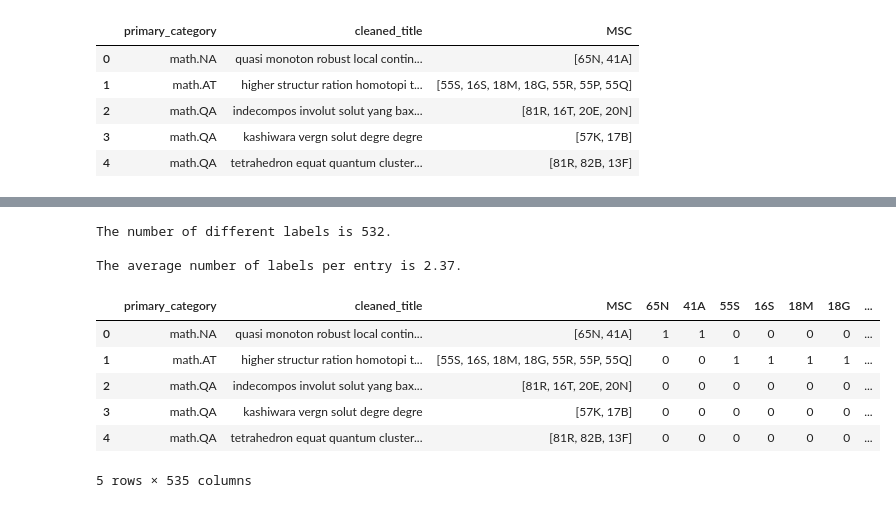
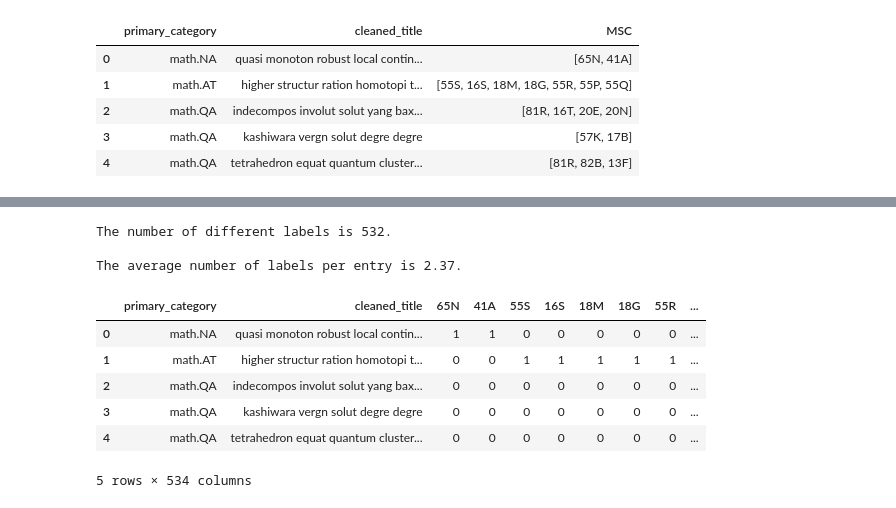
Before and after one commit to FilomKhash/Math-Preprint-Classifier, a Jupyter notebook: Models.ipynb, the cells around one changed output, grey strips where cells are left out. Drawn from its saved outputs; the diff is of its cells as text; code cells hidden in the pictures.

```diff
--- a/Models.ipynb
+++ b/Models.ipynb
@@ -41,43 +73,54 @@ The labels (MSC classes) should be encoded.
 dict_MSC={}
 num_labels=[]
 total_num_labels=0
+
+#To recored the number of occurences of each word.
+dict_words={}
 
 for row in range(data.shape[0]):
     classes=data['MSC'][row]
     temp=len(classes)
     num_labels+=[temp]
     total_num_labels+=temp
     for MSC in classes:
         if MSC in dict_MSC.keys():
             dict_MSC[MSC]+=1
         else:
             dict_MSC[MSC]=1
 
 print(f'The number of different labels is {len(dict_MSC)}.\n')
 print(f'The average number of labels per entry is {round(total_num_labels/data.shape[0],2)}.')
 
 
 data=pd.concat((data,pd.DataFrame(data=0,index=np.arange(data.shape[0]),
                              columns=list(dict_MSC.keys()))),
                             axis=1)
 
 for row in range(data.shape[0]):
+
+    words=data['cleaned_title'][row].split(' ')      #The titles are cleaned, no consecutive spaces.
+    for word in words:
+        if word in dict_words.keys():
+            dict_words[word]+=1
+        else:
+            dict_words[word]=1
+
     classes=data['MSC'][row]
     for MSC in classes:
         data.at[row,MSC]=1
 
-data.drop(columns=['MSC'])
+data.drop(columns=['MSC'],inplace=True)
 
 data.head()
 # %% [output]
 The number of different labels is 532.
 
 The average number of labels per entry is 2.37.
-|  | primary_category | cleaned_title | MSC | 65N | 41A | 55S | 16S | 18M | 18G | ... |
-| 0 | math.NA | quasi monoton robust local contin... | [65N, 41A] | 1 | 1 | 0 | 0 | 0 | 0 | ... |
-| 1 | math.AT | higher structur ration homotopi t... | [55S, 16S, 18M, 18G, 55R, 55P, 55Q] | 0 | 0 | 1 | 1 | 1 | 1 | ... |
-| 2 | math.QA | indecompos involut solut yang bax... | [81R, 16T, 20E, 20N] | 0 | 0 | 0 | 0 | 0 | 0 | ... |
-| 3 | math.QA | kashiwara vergn solut degre degre | [57K, 17B] | 0 | 0 | 0 | 0 | 0 | 0 | ... |
-| 4 | math.QA | tetrahedron equat quantum cluster... | [81R, 82B, 13F] | 0 | 0 | 0 | 0 | 0 | 0 | ... |
+|  | primary_category | cleaned_title | 65N | 41A | 55S | 16S | 18M | 18G | 55R | ... |
+| 0 | math.NA | quasi monoton robust local contin... | 1 | 1 | 0 | 0 | 0 | 0 | 0 | ... |
+| 1 | math.AT | higher structur ration homotopi t... | 0 | 0 | 1 | 1 | 1 | 1 | 1 | ... |
+| 2 | math.QA | indecompos involut solut yang bax... | 0 | 0 | 0 | 0 | 0 | 0 | 0 | ... |
+| 3 | math.QA | kashiwara vergn solut degre degre | 0 | 0 | 0 | 0 | 0 | 0 | 0 | ... |
+| 4 | math.QA | tetrahedron equat quantum cluster... | 0 | 0 | 0 | 0 | 0 | 0 | 0 | ... |
-5 rows × 535 columns
+5 rows × 534 columns
 # %% [markdown]
```
Also changed, not shown: parts of 27 cells of this notebook, 4 other files.
